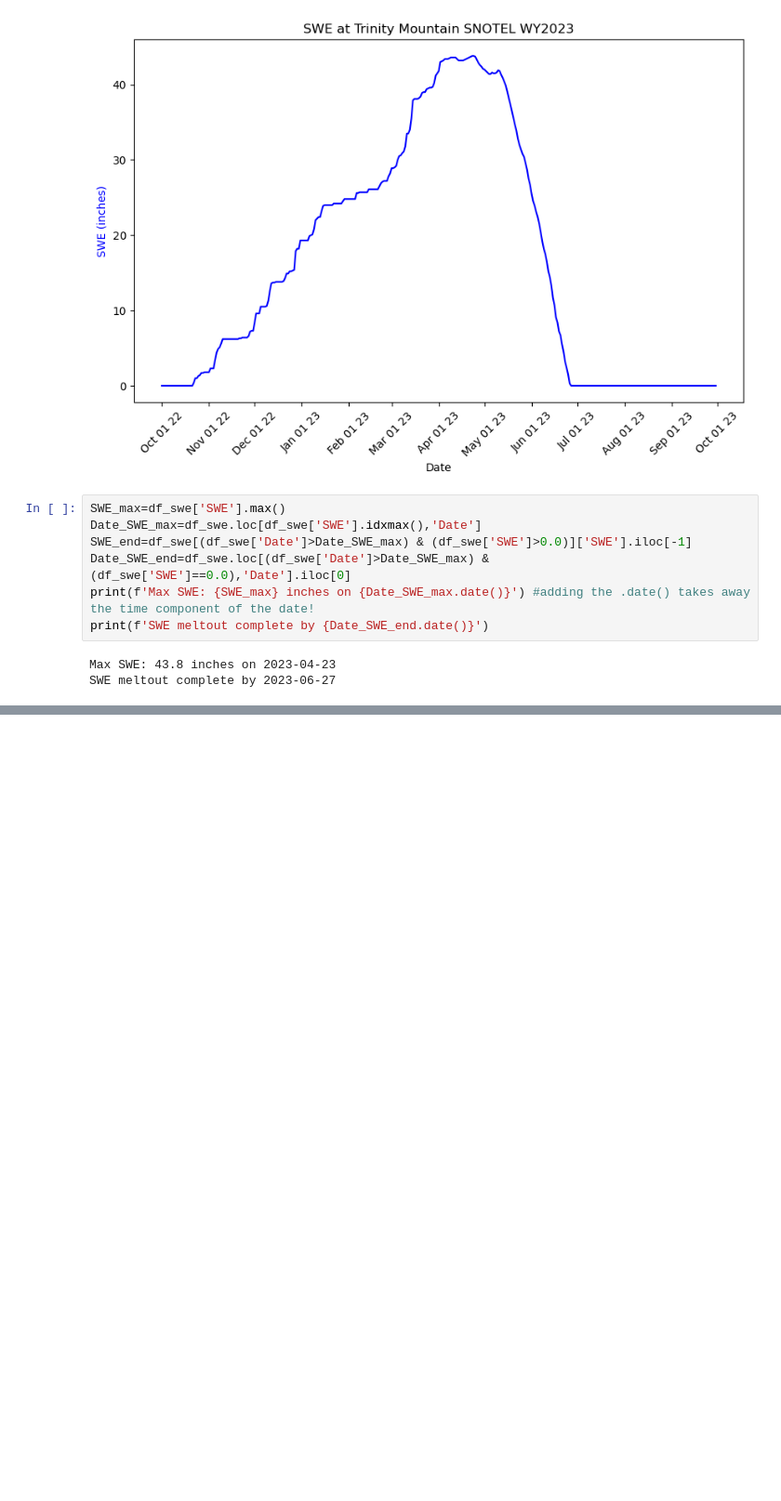
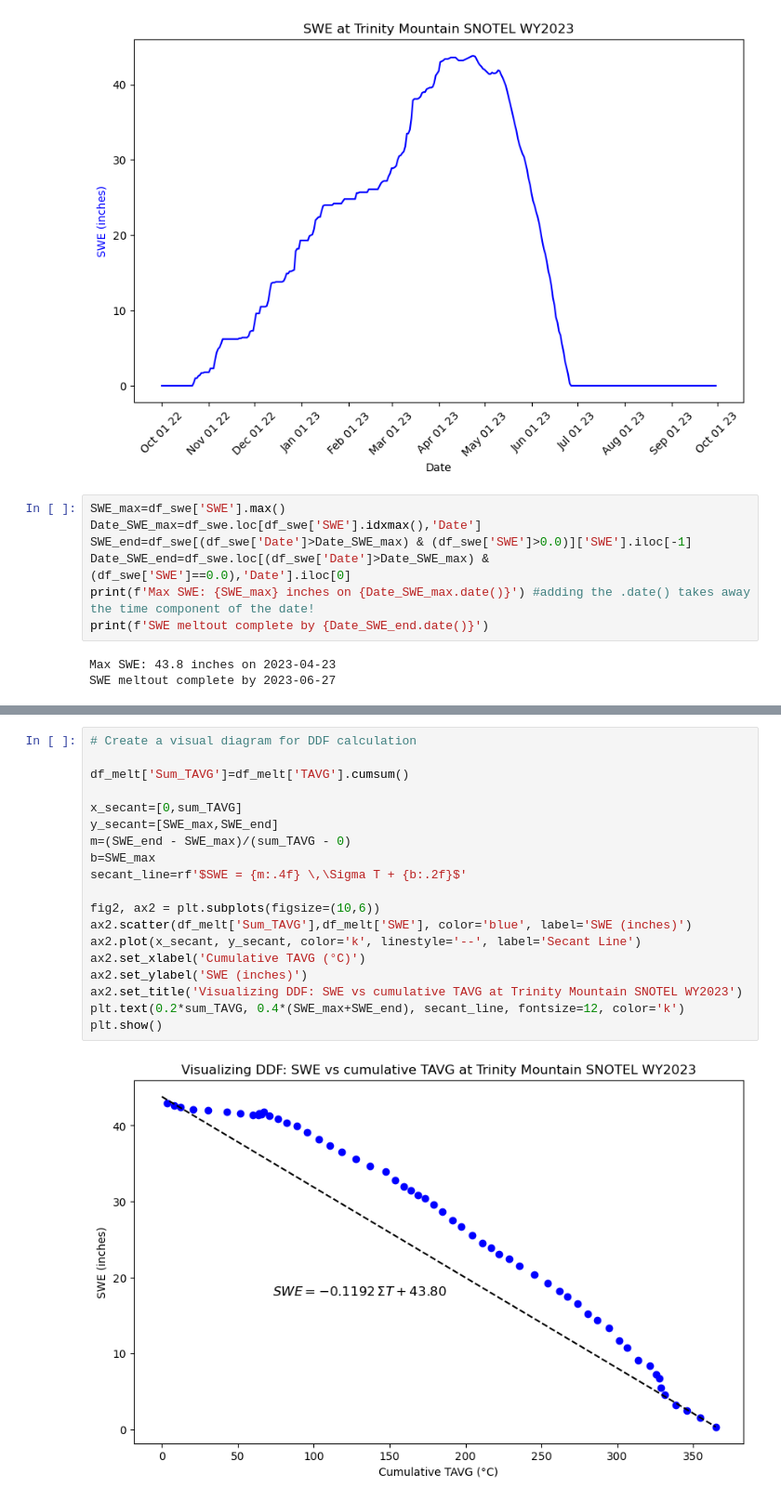
Before and after one commit to gretchenhough/Hough-S26, a Jupyter notebook: HW0/GEOS566 HW0 Temperature Index.ipynb, the cells around one changed output, grey strips where cells are left out. Shown at 93% size. Cells and saved outputs as stored; diff of their text form; blank space fills up the shorter version.

Commit message:
Added SWE vs T+ visual for DDF calculation

```diff
--- a/HW0/GEOS566 HW0 Temperature Index.ipynb
+++ b/HW0/GEOS566 HW0 Temperature Index.ipynb
@@ -99,3 +99,24 @@ Degree Day Factor (DDF) for Trinity Mountain WY2023 melt season: 0.1192434210526
+# %%
+# Create a visual diagram for DDF calculation
+
+df_melt['Sum_TAVG']=df_melt['TAVG'].cumsum()
+
+x_secant=[0,sum_TAVG]
+y_secant=[SWE_max,SWE_end]
+m=(SWE_end - SWE_max)/(sum_TAVG - 0)
+b=SWE_max
+secant_line=rf'$SWE = {m:.4f} \,\Sigma T + {b:.2f}$'
+
+fig2, ax2 = plt.subplots(figsize=(10,6))
+ax2.scatter(df_melt['Sum_TAVG'],df_melt['SWE'], color='blue', label='SWE (inches)')
+ax2.plot(x_secant, y_secant, color='k', linestyle='--', label='Secant Line')
+ax2.set_xlabel('Cumulative TAVG (°C)')
+ax2.set_ylabel('SWE (inches)')
+ax2.set_title('Visualizing DDF: SWE vs cumulative TAVG at Trinity Mountain SNOTEL WY2023')
+plt.text(0.2*sum_TAVG, 0.4*(SWE_max+SWE_end), secant_line, fontsize=12, color='k')
+plt.show()
+# %% [output]
+[figure, added]
 # %%
 #Now let's see how accurately the DDF predicts the daily melt
 
```
Also changed, not shown: parts of 44 cells of this notebook.
